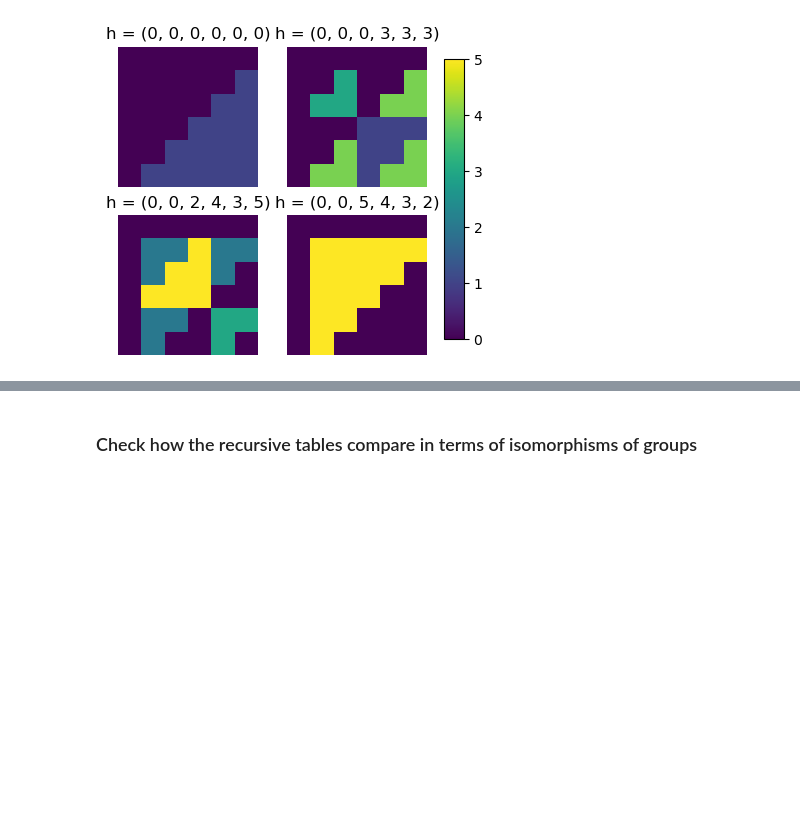
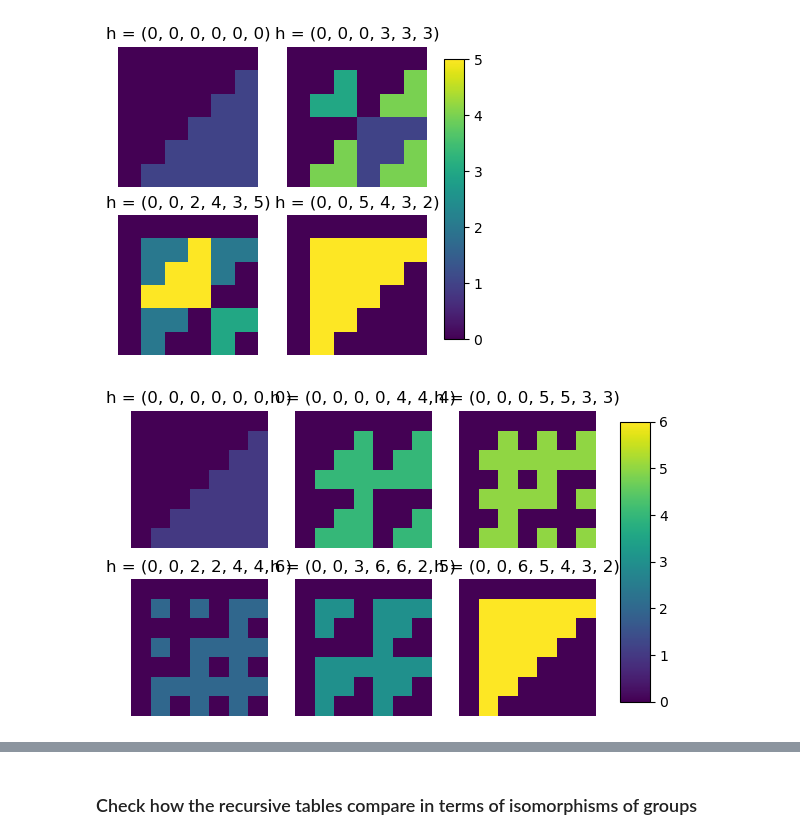
Before and after one commit to cutterdawes/BaseAddition, a Jupyter notebook: carry_tables.ipynb, the cells around one changed output, grey strips where cells are left out. Cells and saved outputs as stored; diff of their text form; code cells hidden in the pictures; blank space fills up the shorter version.

Commit message:
Found valid carry tables up to base 7, working on base 8

```diff
--- a/carry_tables.ipynb
+++ b/carry_tables.ipynb
@@ -64,0 +67,2 @@ tables6 = functions.construct_tables(6, sample=True, n_samples=6^2 // 2)
+# %%
+tables7 = functions.construct_tables(7, sample=True, frac=0.1)
@@ -109,0 +113,4 @@ for h in tables6.keys():
+# %%
+show_tables(tables7, 7)
+# %% [output]
+[figure, added]
```
Also changed, not shown: parts of 8 cells of this notebook, 1 other file.
